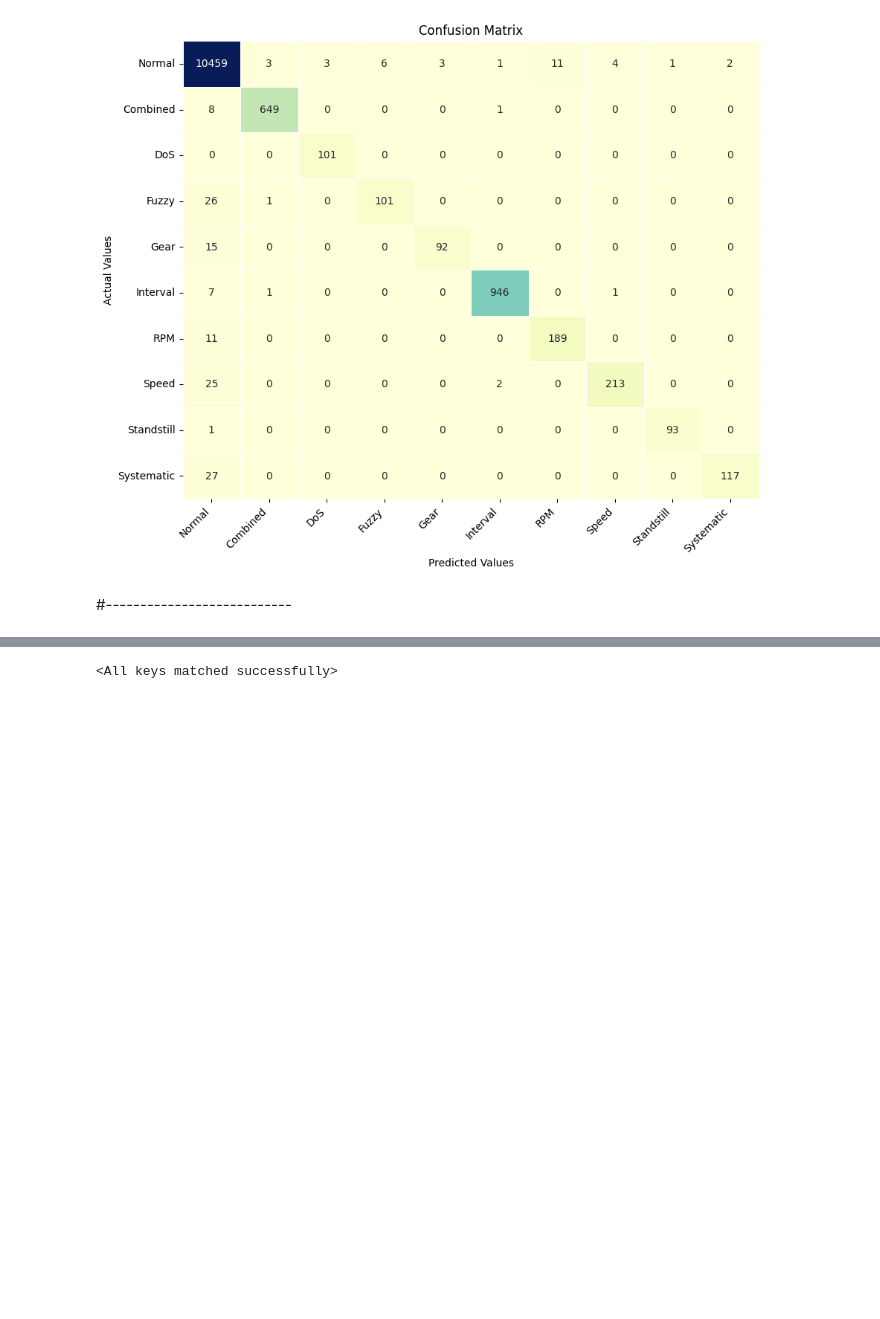
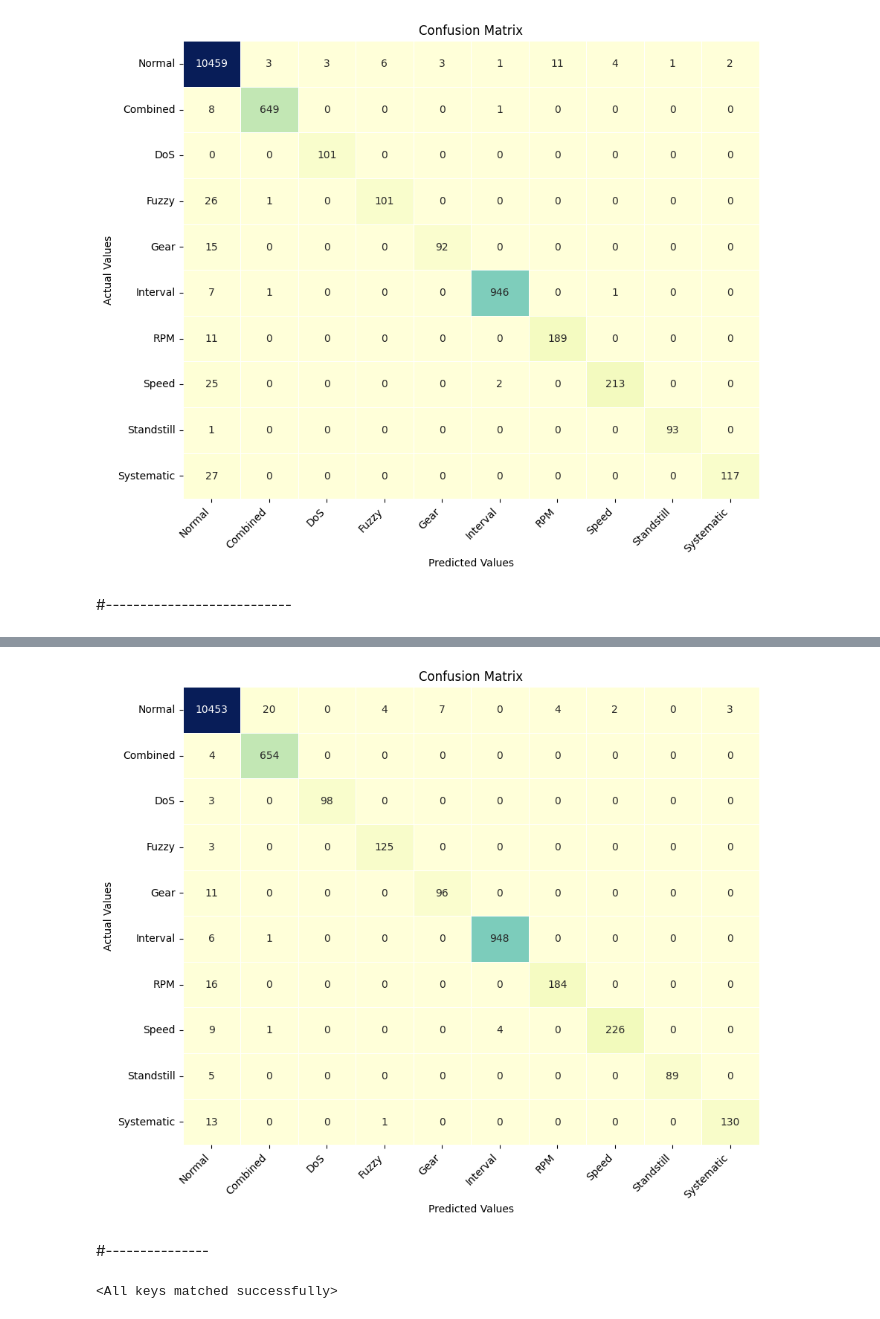
Before and after one commit to thulexuan/ConvRetNetIDS, a Jupyter notebook: notebooks/test_model.ipynb, the cells around one changed output, grey strips where cells are left out. Drawn from its saved outputs; the diff is of its cells as text; code cells hidden in the pictures; blank space fills up the shorter version.

```diff
--- a/notebooks/test_model.ipynb
+++ b/notebooks/test_model.ipynb
@@ -334,0 +375,39 @@ draw_confusion_matrix(conf_matrix, classes, save_file='../images/CCT-RetNet/batc
+# %%
+total_pred = np.array([], dtype=int)
+total_label = np.array([], dtype=int)
+
+cct_retnet_model = cct_retnet_model.cuda()
+cct_retnet_model.eval()
+classifier = classifier.cuda()
+classifier.eval()
+with torch.no_grad():
+    for images, labels in tqdm.tqdm(test_loader):
+        images = images.cuda(non_blocking=True)
+        outputs = classifier(cct_retnet_model.encode(images))
+
+        pred = get_predict(outputs)
+
+        if isinstance(pred, torch.Tensor):
+            pred = pred.cpu().numpy()
+
+        if isinstance(labels, torch.Tensor):
+            labels = labels.cpu().numpy()
+
+        total_pred = np.concatenate((total_pred, pred), axis=0)
+        total_label = np.concatenate((total_label, labels), axis=0)
+# %%
+f1 = f1_score(total_label, total_pred, average='weighted')
+precision = precision_score(total_label, total_pred, average='weighted', zero_division=0)
+recall = recall_score(total_label, total_pred, average='weighted')
+conf_matrix = confusion_matrix(total_label, total_pred)
+accuracy = accuracy_score(total_label, total_pred)
+acc_percent = accuracy * 100
+
+print(f'F1 Score: {f1:.4f}')
+print(f'Accuracy: {accuracy:.4f}')
+print(f'Precision: {precision:.4f}')
+print(f'Recall: {recall:.4f}')
+
+target_names = ['Normal', 'Combined', 'DoS', 'Fuzzy', 'Gear', 'Interval', 'RPM', 'Speed', 'Standstill', 'Systematic']
+report = classification_report(total_label, total_pred, target_names=target_names, digits=4)
+print("Classification Report:\n", report)
@@ -335,3 +432,10 @@ draw_confusion_matrix(conf_matrix, classes, save_file='../images/CCT-RetNet/batc
+# %%
+#### visualize confusion matrix
+draw_confusion_matrix(conf_matrix, classes, save_file='../images/CCT-RetNet-SupCon/batch_size_128_2_layers_2_heads/conf_matrix_180_30_epochs_proj_64.png')
+# %% [output]
+[figure, added]
+# %% [markdown]
+#---------------
 # %%
 def change_state_dict(state_dict):
     """
```
Also changed, not shown: parts of 6 cells of this notebook, 20 other files.
